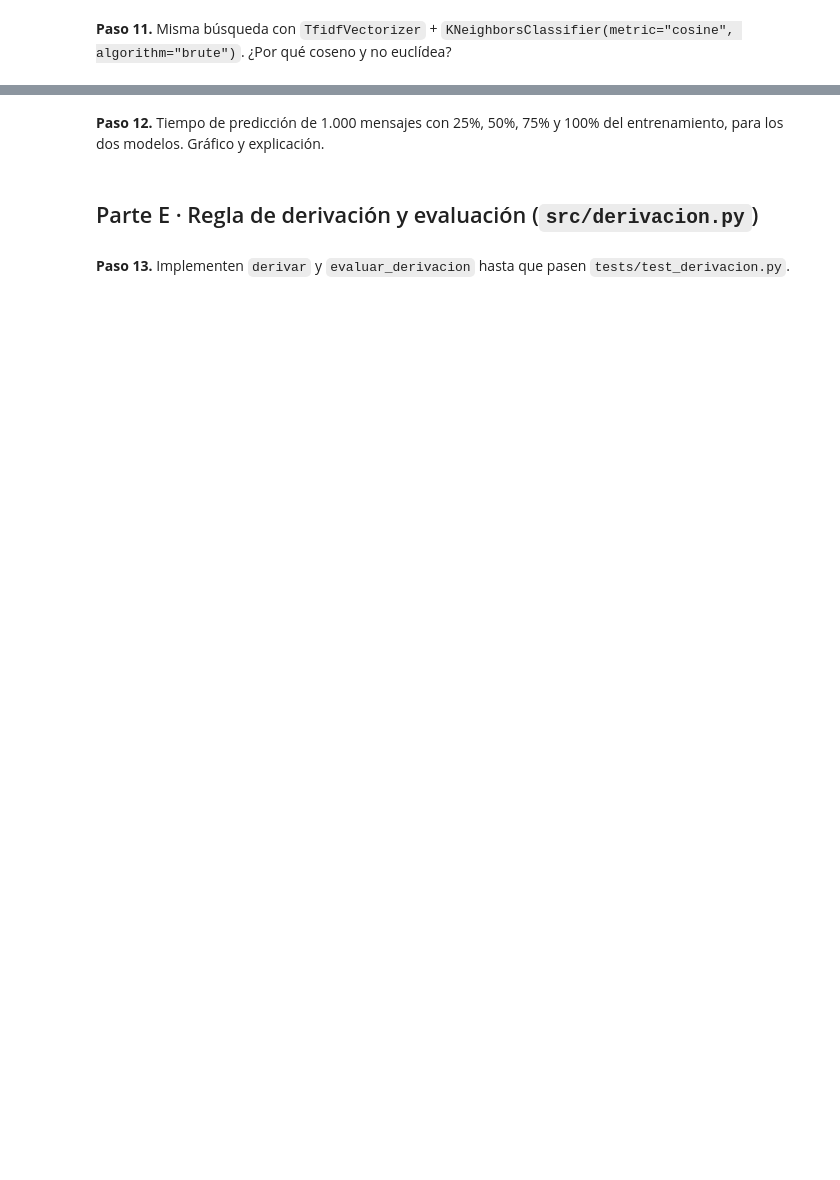
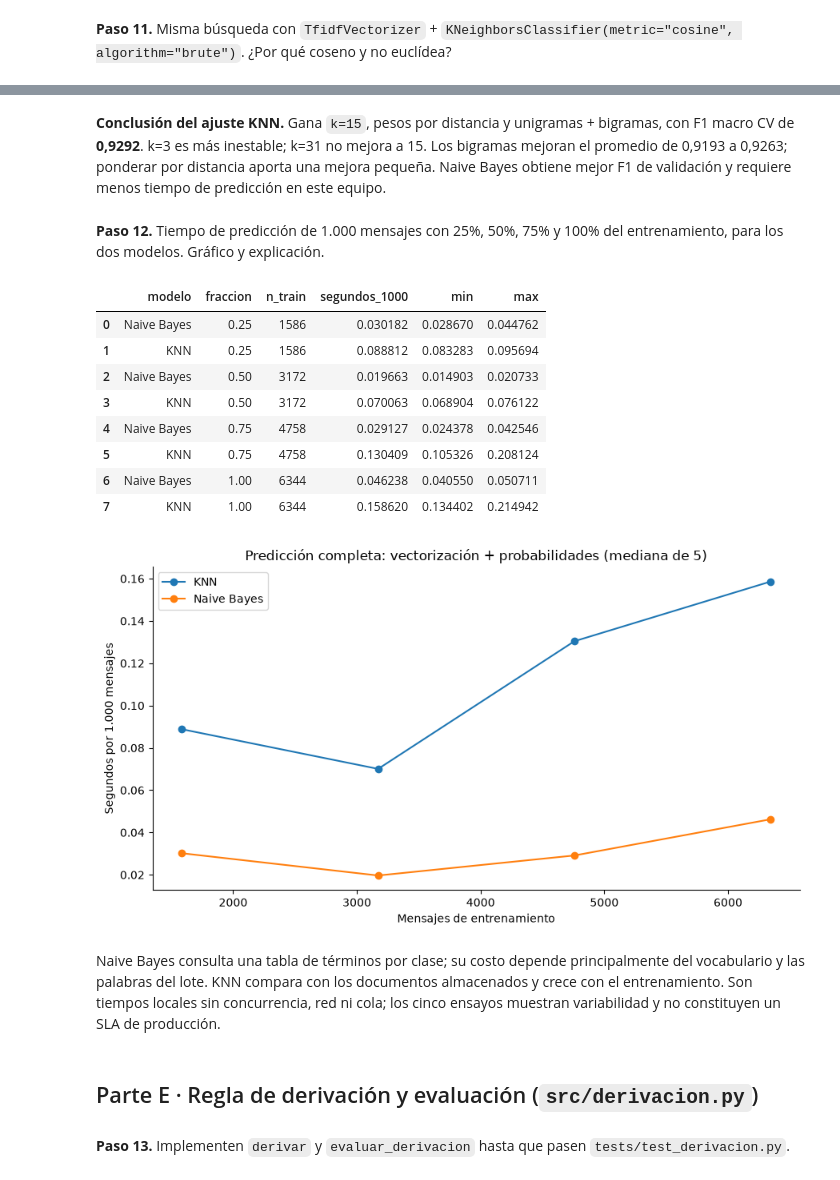
Before and after one commit to fedemaximovicz/actividad-datamining-supervisedlearning, a Jupyter notebook: caso1_cauce/caso1_cauce.ipynb, the cells around one changed output, grey strips where cells are left out. Cells and saved outputs as stored; diff of their text form; code cells hidden in the pictures; blank space fills up the shorter version.

Commit message:
resolucion caso 1: naive bayes

```diff
--- a/caso1_cauce/caso1_cauce.ipynb
+++ b/caso1_cauce/caso1_cauce.ipynb
@@ -71,4 +285,20 @@ Ejecuten esta celda cada vez que terminen una función de `src/`.
 # %% [markdown]
 **Paso 10.** `GridSearchCV` del pipeline `CountVectorizer` + `NaiveBayesMultinomial` (5 particiones estratificadas, `f1_macro`). Conclusión sobre cada hiperparámetro.
 # %%
-# Tu código aquí
+pipe_nb = Pipeline([('vec', CountVectorizer()), ('modelo', NaiveBayesMultinomial())])
+grid_nb = {'vec__ngram_range': [(1, 1), (1, 2)], 'vec__min_df': [1, 3],
+           'modelo__alpha': [0.1, 0.5, 1.0, 2.0]}
+busqueda_nb = GridSearchCV(pipe_nb, grid_nb, scoring='f1_macro', cv=particiones, n_jobs=1, error_score='raise')
+inicio = time.perf_counter()
+busqueda_nb.fit(X_train, y_train)
+print(f'Búsqueda NB: {time.perf_counter()-inicio:.1f} s')
+print(busqueda_nb.best_params_, 'F1 macro CV:', round(busqueda_nb.best_score_, 4))
+cv_nb = pd.DataFrame(busqueda_nb.cv_results_)
+display(cv_nb[['params', 'mean_test_score', 'std_test_score']].sort_values('mean_test_score', ascending=False).head(8))
+for parametro in grid_nb:
+    print(parametro)
+    display(cv_nb.groupby('param_' + parametro, dropna=False).mean_test_score.agg(['mean', 'max']))
+display(Markdown('**Alpha** controla cuánto se suavizan palabras raras; **ngram_range** permite capturar '
+                 'expresiones y negaciones; **min_df** descarta términos de muy baja frecuencia. '
+                 'Las tablas comparan cada valor promediando las otras combinaciones; sus efectos no son independientes. '
+                 'Se elige la combinación con mayor F1 macro, dando el mismo peso a cada equipo.'))
@@ -79,7 +390,50 @@ Ejecuten esta celda cada vez que terminen una función de `src/`.
+# %% [markdown]
+**Conclusión del ajuste KNN.** Gana `k=15`, pesos por distancia y unigramas + bigramas, con F1 macro CV de **0,9292**. k=3 es más inestable; k=31 no mejora a 15. Los bigramas mejoran el promedio de 0,9193 a 0,9263; ponderar por distancia aporta una mejora pequeña. Naive Bayes obtiene mejor F1 de validación y requiere menos tiempo de predicción en este equipo.
 # %% [markdown]
 **Paso 12.** Tiempo de predicción de 1.000 mensajes con 25%, 50%, 75% y 100% del entrenamiento, para los dos modelos. Gráfico y explicación.
 # %%
-# Tu código aquí
+# Lote fijo de entrenamiento para medir velocidad sin explorar el test.
+lote_1000 = X_train.sample(1000, random_state=SEMILLA).tolist()
+registros_tiempo = []
+for fraccion in [0.25, 0.50, 0.75, 1.00]:
+    muestra = train if fraccion == 1 else train_test_split(
+        train, train_size=fraccion, stratify=y_train, random_state=SEMILLA)[0]
+    for nombre, modelo in modelos.items():
+        ajustado = clone(modelo).fit(muestra.texto_limpio, muestra.equipo_final)
+        ajustado.predict_proba(lote_1000)  # calentamiento
+        tiempos = []
+        for _ in range(5):
+            inicio = time.perf_counter()
+            ajustado.predict_proba(lote_1000)
+            tiempos.append(time.perf_counter()-inicio)
+        registros_tiempo.append({'modelo': nombre, 'fraccion': fraccion, 'n_train': len(muestra),
+                                 'segundos_1000': float(np.median(tiempos)), 'min': min(tiempos), 'max': max(tiempos)})
+tiempos = pd.DataFrame(registros_tiempo)
+display(tiempos)
+fig, ax = plt.subplots()
+for nombre, grupo in tiempos.groupby('modelo'):
+    ax.plot(grupo.n_train, grupo.segundos_1000, 'o-', label=nombre)
+ax.set(xlabel='Mensajes de entrenamiento', ylabel='Segundos por 1.000 mensajes',
+       title='Predicción completa: vectorización + probabilidades (mediana de 5)')
+ax.legend()
+fig.tight_layout(); fig.savefig(FIGURAS / 'paso12_tiempos.png', dpi=150)
+plt.show()
+display(Markdown('Naive Bayes consulta una tabla de términos por clase; su costo depende principalmente '
+                 'del vocabulario y las palabras del lote. KNN compara con los documentos almacenados '
+                 'y crece con el entrenamiento. Son tiempos locales sin concurrencia, red ni cola; '
+                 'los cinco ensayos muestran variabilidad y no constituyen un SLA de producción.'))
+# %% [output]
+|  | modelo | fraccion | n_train | segundos_1000 | min | max |
+| 0 | Naive Bayes | 0.25 | 1586 | 0.030182 | 0.028670 | 0.044762 |
+| 1 | KNN | 0.25 | 1586 | 0.088812 | 0.083283 | 0.095694 |
+| 2 | Naive Bayes | 0.50 | 3172 | 0.019663 | 0.014903 | 0.020733 |
+| 3 | KNN | 0.50 | 3172 | 0.070063 | 0.068904 | 0.076122 |
+| 4 | Naive Bayes | 0.75 | 4758 | 0.029127 | 0.024378 | 0.042546 |
+| 5 | KNN | 0.75 | 4758 | 0.130409 | 0.105326 | 0.208124 |
+| 6 | Naive Bayes | 1.00 | 6344 | 0.046238 | 0.040550 | 0.050711 |
+| 7 | KNN | 1.00 | 6344 | 0.158620 | 0.134402 | 0.214942 |
+[figure, added]
+Naive Bayes consulta una tabla de términos por clase; su costo depende principalmente del vocabulario y las palabras del lote. KNN compara con los documentos almacenados y crece con el entrenamiento. Son tiempos locales sin concurrencia, red ni cola; los cinco ensayos muestran variabilidad y no constituyen un SLA de producción.
 # %% [markdown]
 ## Parte E · Regla de derivación y evaluación (`src/derivacion.py`)
 # %% [markdown]
```
Also changed, not shown: parts of 33 cells of this notebook, 10 other files.
